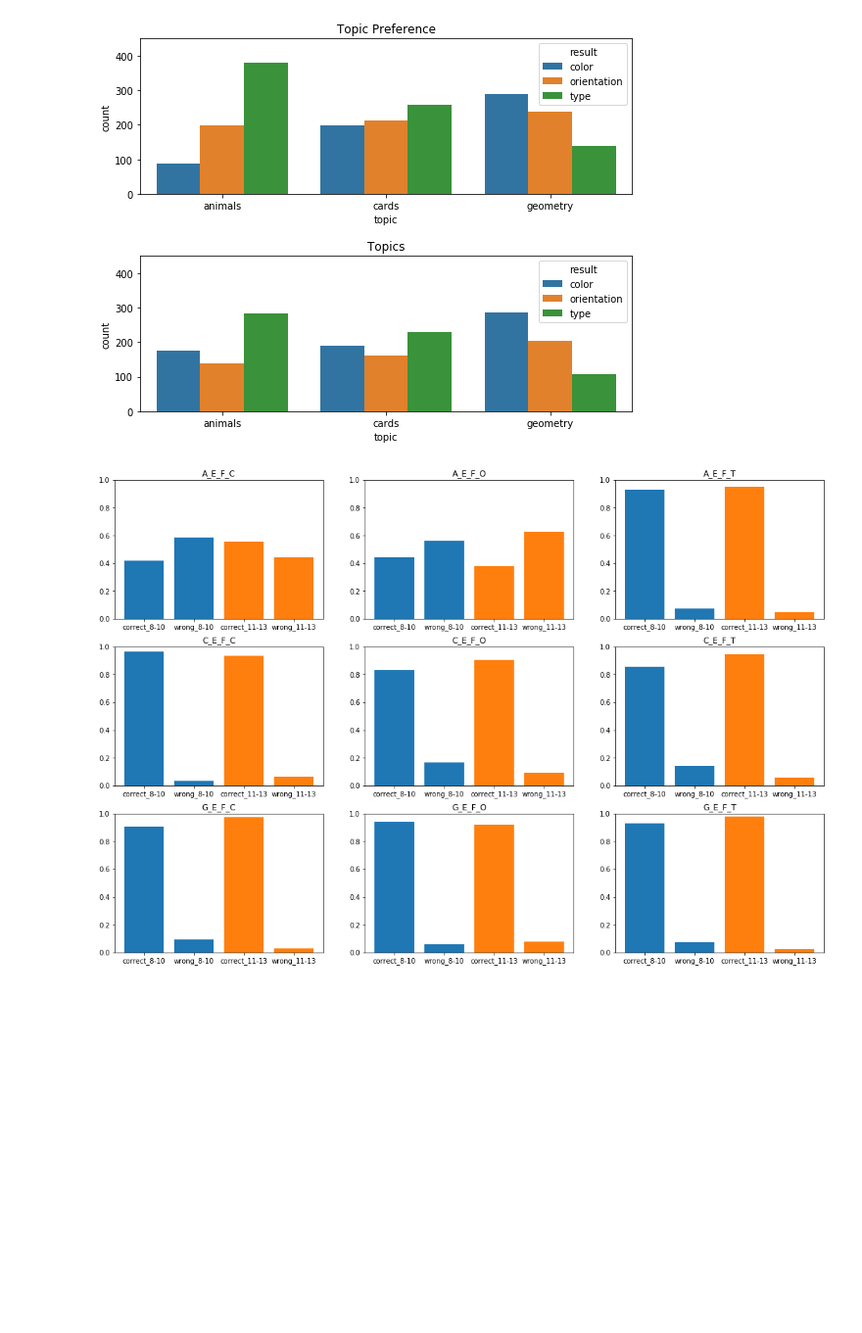
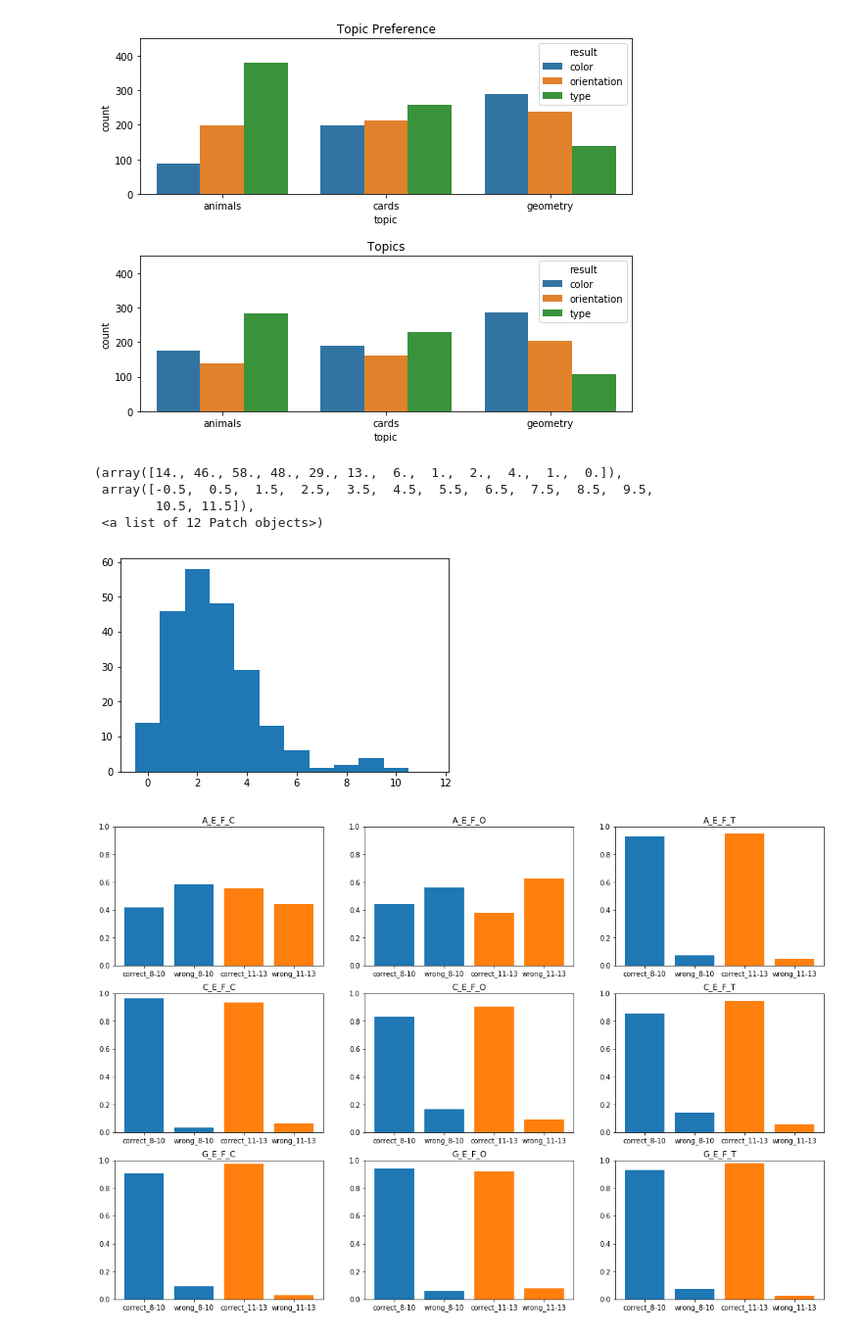
Before and after one commit to chili-epfl/induce, a Jupyter notebook: analysis/Analysis.ipynb, the cells around one changed output. Shown at 98% size. Drawn from its saved outputs; the diff is of its cells as text; code cells hidden in the pictures; blank space fills up the shorter version.

```diff
--- a/analysis/Analysis.ipynb
+++ b/analysis/Analysis.ipynb
@@ -134,6 +136,18 @@ plt.ylim([0,450])
 # %% [output]
 (0, 450)
 [figure]
+# %%
+users = Questions_1_18.user.unique()
+wrongs = Questions_1_18[Questions_1_18.result == "wrong"]
+counts = [len(wrongs[wrongs.user == u]) for u in users]
+
+plt.hist(counts, bins=[-0.5 + k for k in range(13)])
+# %% [output]
+(array([14., 46., 58., 48., 29., 13.,  6.,  1.,  2.,  4.,  1.,  0.]),
+ array([-0.5,  0.5,  1.5,  2.5,  3.5,  4.5,  5.5,  6.5,  7.5,  8.5,  9.5,
+        10.5, 11.5]),
+ <a list of 12 Patch objects>)
+[figure, added]
 # %%
 _D = Questions_1_9.groupby(["question","ageGroup","result"]).createdAt.count()
 
```
Also changed, not shown: parts of 20 cells of this notebook, 10 other files.
